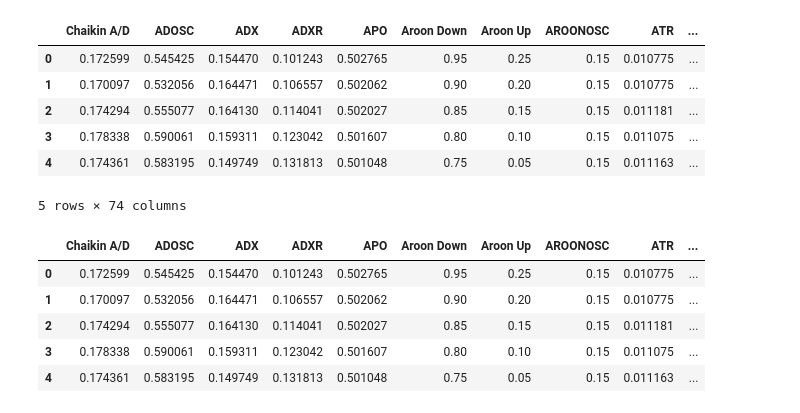
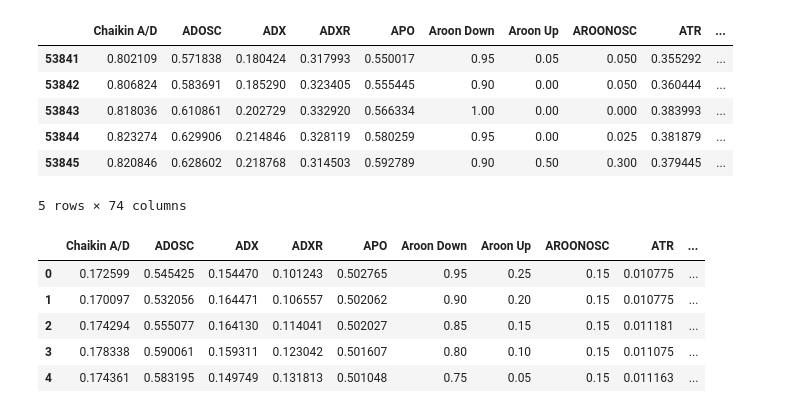
Before and after one commit to CSCI4622-ML/StockMind, a Jupyter notebook: NN.ipynb, the cells around one changed output. Drawn from its saved outputs; the diff is of its cells as text; code cells hidden in the pictures.

```diff
--- a/NN.ipynb
+++ b/NN.ipynb
@@ -30,44 +30,43 @@ def combine_csvs_from_folder(folder_path):
     """
     Combines all CSV files in a folder into a single pandas DataFrame also normalizes before combining them.
 
     Args:
         folder_path (str): The path to the folder containing the CSV files.
 
     Returns:
         A pandas DataFrame containing the concatenated data from all CSV files in the input folder.
     """
     # Use a list comprehension to read all CSV files in the folder into a list of DataFrames.
     dfs = [pd.read_csv(os.path.join(folder_path, f)) for f in os.listdir(folder_path) if f.endswith('.csv')]
 
     # Use a list comprehension to get the filenames of all CSV files in the folder.
     filenames = [os.path.splitext(os.path.basename(f))[0] for f in os.listdir(folder_path) if f.endswith('.csv')]
 
     processed_dfs = []
+    i = 0
     for df, filename in zip(dfs, filenames):
-        # for the neural network to understand the company name we need to convert it to a number
-        df['company'] = filename
-        df['company'] = df['company'].astype('category')
-        df['company'] = df['company'].cat.codes
         # Dont need the date column
         df = df.drop(['date'], axis=1)
         # normalize the dataframes before combining them
         df = normalize_dataframe(df)
+        # for the neural network to understand the company name we need to convert it to a number
+        df['company'] = i
+        i += 1
         processed_dfs.append(df)
-    # Concatenate all of the DataFrames into a single DataFrame.
     combined_df = pd.concat(processed_dfs, ignore_index=True)
 
     return combined_df
 
 df = combine_csvs_from_folder('market_data/merged_data')
 
-df.head()
+df.tail()
 # %% [output]
 |  | Chaikin A/D | ADOSC | ADX | ADXR | APO | Aroon Down | Aroon Up | AROONOSC | ATR | ... |
-| 0 | 0.172599 | 0.545425 | 0.154470 | 0.101243 | 0.502765 | 0.95 | 0.25 | 0.15 | 0.010775 | ... |
-| 1 | 0.170097 | 0.532056 | 0.164471 | 0.106557 | 0.502062 | 0.90 | 0.20 | 0.15 | 0.010775 | ... |
-| 2 | 0.174294 | 0.555077 | 0.164130 | 0.114041 | 0.502027 | 0.85 | 0.15 | 0.15 | 0.011181 | ... |
-| 3 | 0.178338 | 0.590061 | 0.159311 | 0.123042 | 0.501607 | 0.80 | 0.10 | 0.15 | 0.011075 | ... |
-| 4 | 0.174361 | 0.583195 | 0.149749 | 0.131813 | 0.501048 | 0.75 | 0.05 | 0.15 | 0.011163 | ... |
+| 53841 | 0.802109 | 0.571838 | 0.180424 | 0.317993 | 0.550017 | 0.95 | 0.05 | 0.050 | 0.355292 | ... |
+| 53842 | 0.806824 | 0.583691 | 0.185290 | 0.323405 | 0.555445 | 0.90 | 0.00 | 0.050 | 0.360444 | ... |
+| 53843 | 0.818036 | 0.610861 | 0.202729 | 0.332920 | 0.566334 | 1.00 | 0.00 | 0.000 | 0.383993 | ... |
+| 53844 | 0.823274 | 0.629906 | 0.214846 | 0.328119 | 0.580259 | 0.95 | 0.00 | 0.025 | 0.381879 | ... |
+| 53845 | 0.820846 | 0.628602 | 0.218768 | 0.314503 | 0.592789 | 0.90 | 0.50 | 0.300 | 0.379445 | ... |
 5 rows × 74 columns
 # %%
 def add_up_column(df):
```
Also changed, not shown: parts of 5 cells of this notebook.
